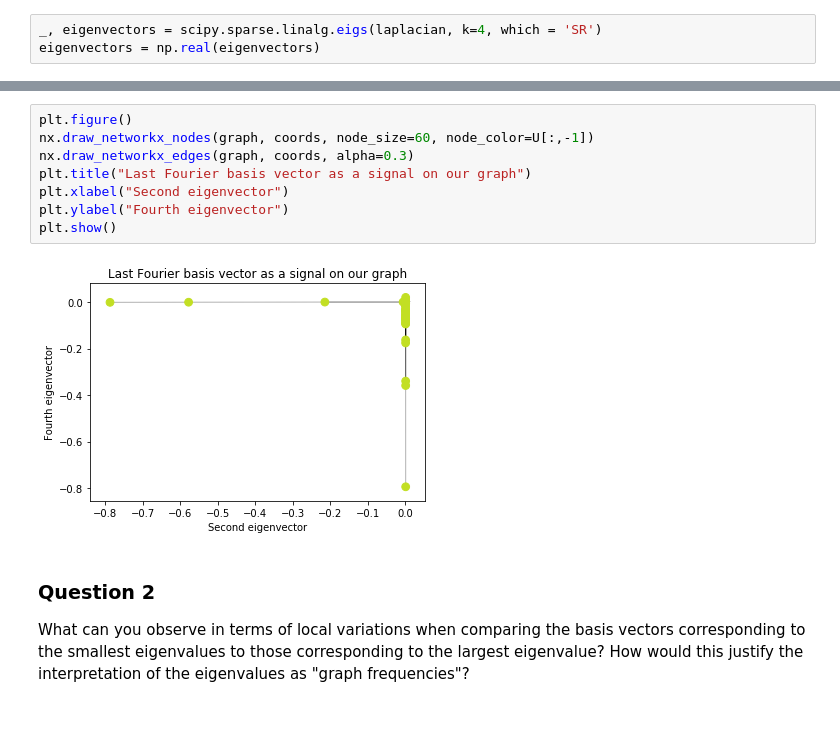
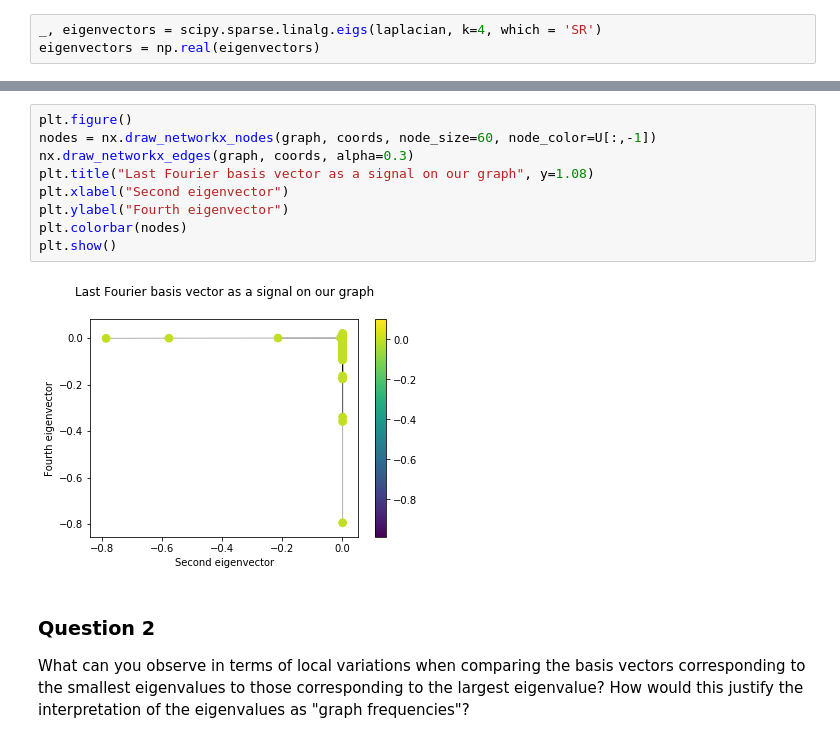
Before and after one commit to illorens/NTDS, a Jupyter notebook: 4_graph_signal_processing.ipynb, the cells around one changed output, grey strips where cells are left out. Drawn from its saved outputs; the diff is of its cells as text.

```diff
--- a/4_graph_signal_processing.ipynb
+++ b/4_graph_signal_processing.ipynb
@@ -230,13 +234,14 @@ plt.show()
 # %%
 plt.figure()
-nx.draw_networkx_nodes(graph, coords, node_size=60, node_color=U[:,-1])
+nodes = nx.draw_networkx_nodes(graph, coords, node_size=60, node_color=U[:,-1])
 nx.draw_networkx_edges(graph, coords, alpha=0.3)
-plt.title("Last Fourier basis vector as a signal on our graph")
+plt.title("Last Fourier basis vector as a signal on our graph", y=1.08)
 plt.xlabel("Second eigenvector")
 plt.ylabel("Fourth eigenvector")
+plt.colorbar(nodes)
 plt.show()
 # %% [output]
-[figure, old version]
+[figure, new version]
 # %% [markdown]
 ### Question 2
 
```
Also changed, not shown: parts of 11 cells of this notebook.
